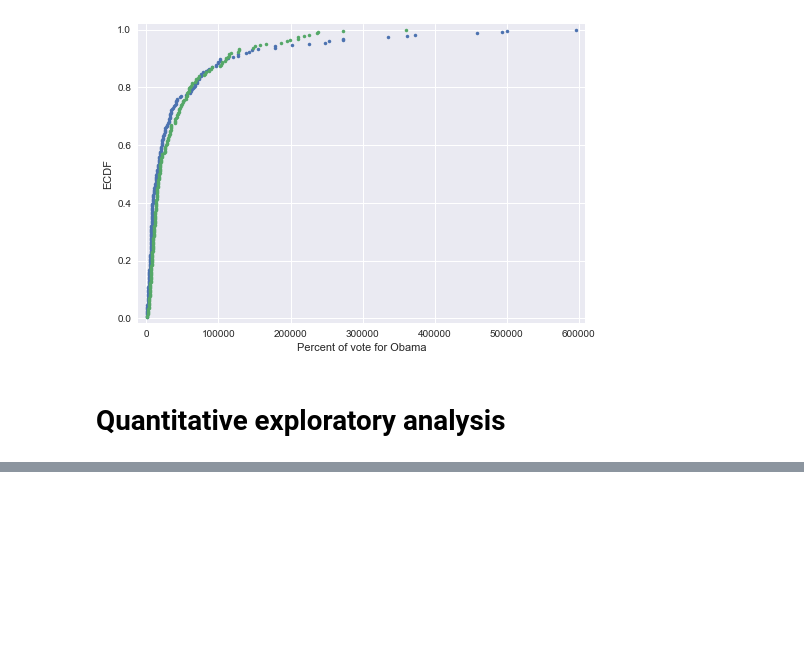
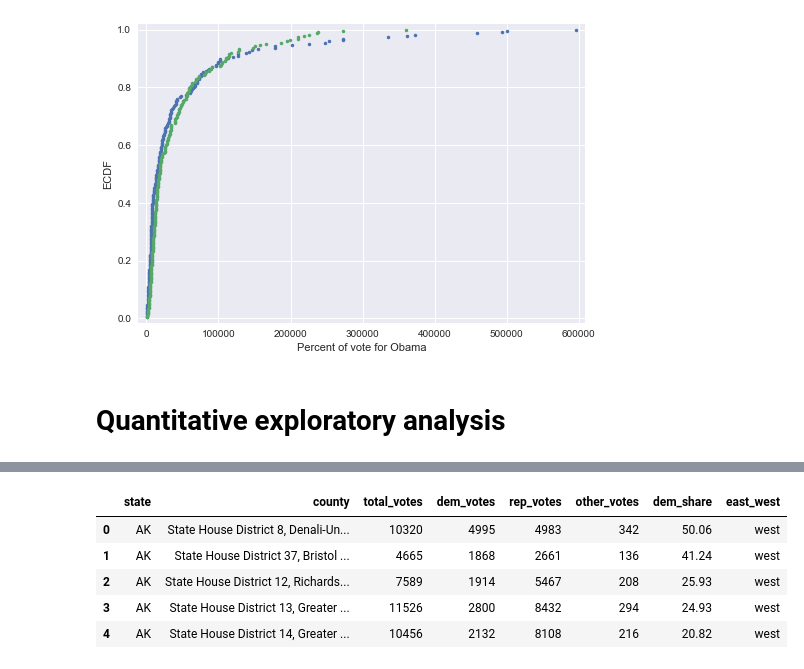
Before and after one commit to iamjz/Python-Data, a Jupyter notebook: StatisticalThinking1.ipynb, the cells around one changed output, grey strips where cells are left out. Cells and saved outputs as stored; diff of their text form; code cells hidden in the pictures; blank space fills up the shorter version.

```diff
--- a/StatisticalThinking1.ipynb
+++ b/StatisticalThinking1.ipynb
@@ -102,0 +136,10 @@ import numpy as np
+# %%
+df_all_states = pd.read_csv("datasets/st1/2008_all_states.csv")
+df_all_states.head()
+# %% [output]
+|  | state | county | total_votes | dem_votes | rep_votes | other_votes | dem_share | east_west |
+| 0 | AK | State House District 8, Denali-Un... | 10320 | 4995 | 4983 | 342 | 50.06 | west |
+| 1 | AK | State House District 37, Bristol ... | 4665 | 1868 | 2661 | 136 | 41.24 | west |
+| 2 | AK | State House District 12, Richards... | 7589 | 1914 | 5467 | 208 | 25.93 | west |
+| 3 | AK | State House District 13, Greater ... | 11526 | 2800 | 8432 | 294 | 24.93 | west |
+| 4 | AK | State House District 14, Greater ... | 10456 | 2132 | 8108 | 216 | 20.82 | west |
```
Also changed, not shown: parts of 13 cells of this notebook.
